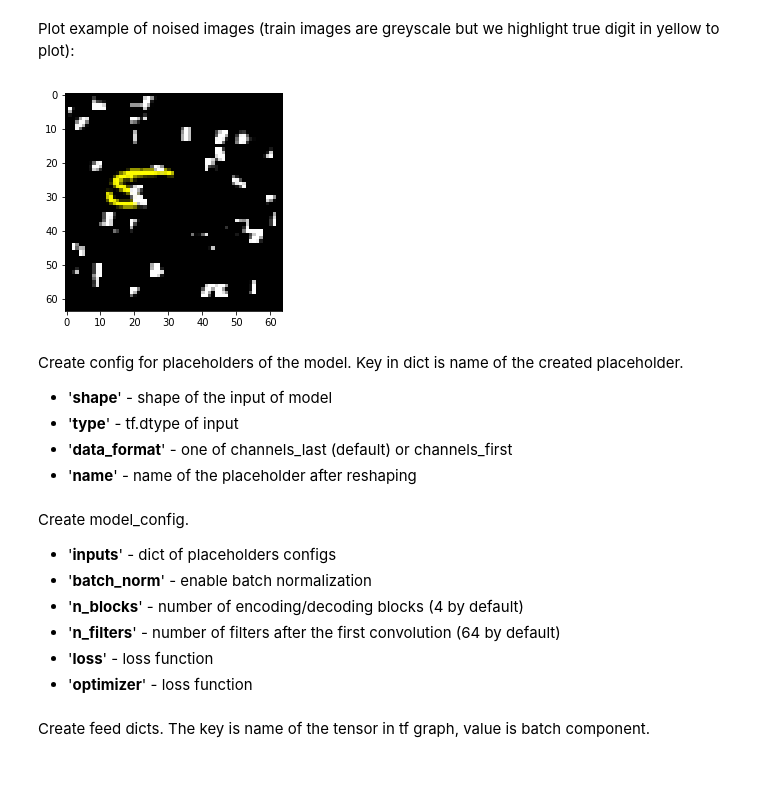
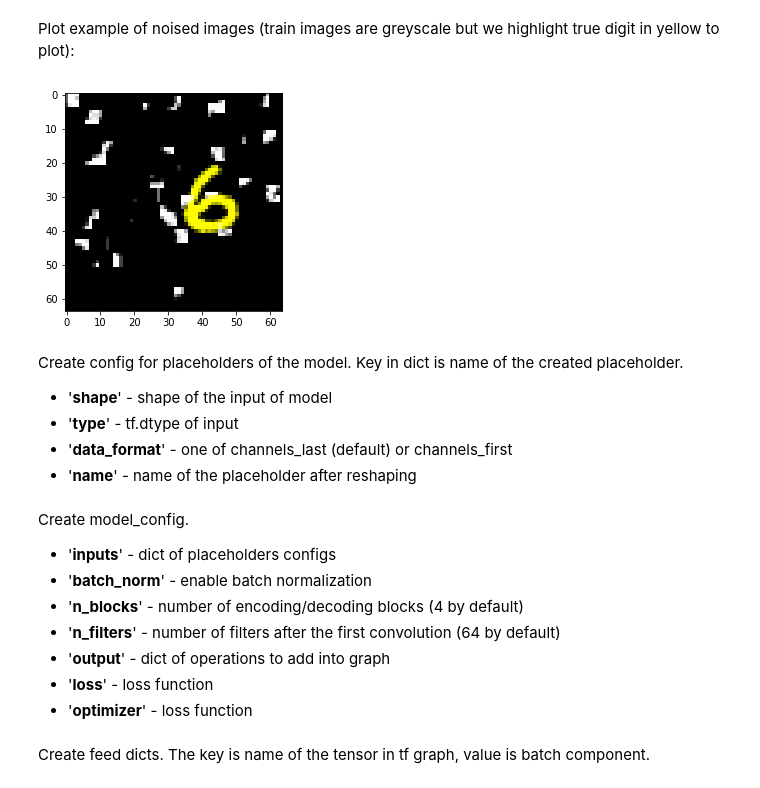
Before and after one commit to analysiscenter/az_training, a Jupyter notebook: alexey_kozhevin/task_02/linknet_example.ipynb, the cells around one changed output. Saved outputs shown, nothing was run; the diff lists cells and outputs as text; code cells hidden in the pictures.

```diff
--- a/alexey_kozhevin/task_02/linknet_example.ipynb
+++ b/alexey_kozhevin/task_02/linknet_example.ipynb
@@ -60,12 +61,12 @@ load_template = (Pipeline()
 # %% [markdown]
 Plot example of noised images (train images are greyscale but we highlight true digit in yellow to plot):
 # %%
-images = []
-noise = []
-batch = (load_template << mnistset.train).get_images(images).get_noise(noise).next_batch(10, shuffle=True)
-plot_noised_image(images[0][0], noise[0][0])
+batch = (load_template << mnistset.train).next_batch(10, shuffle=True)
+images = batch.data.images
+noise = batch.data.noise
+plot_noised_image(images[0], noise[0])
 # %% [output]
-[figure, old version]
+[figure, new version]
 # %% [markdown]
 Create config for placeholders of the model. Key in dict is name of the created placeholder.
 * '<b>shape</b>' - shape of the input of model
@@ -90,6 +91,7 @@ Create model_config.
 * '<b>batch_norm</b>' - enable batch normalization
 * '<b>n_blocks</b>' - number of encoding/decoding blocks (4 by default)
 * '<b>n_filters</b>' - number of filters after the first convolution (64 by default)
+* '<b>output</b>' - dict of operations to add into graph
 * '<b>loss</b>' - loss function
 * '<b>optimizer</b>' - loss function
 # %%
```
Also changed, not shown: parts of 5 cells of this notebook, 6 other files.
